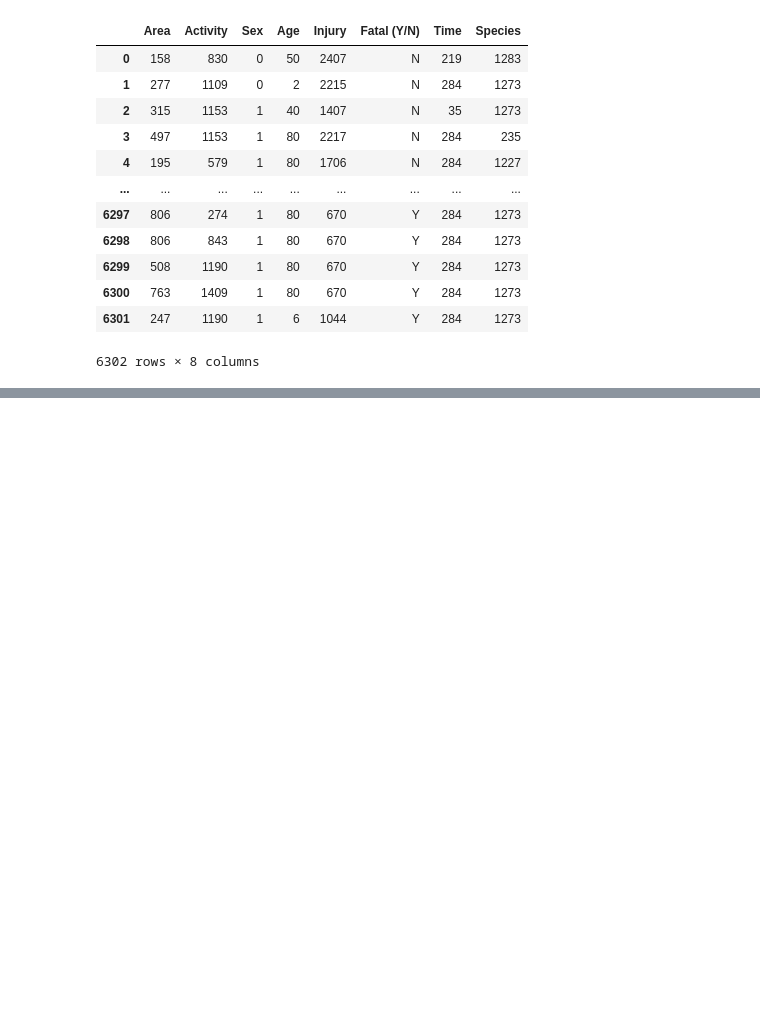
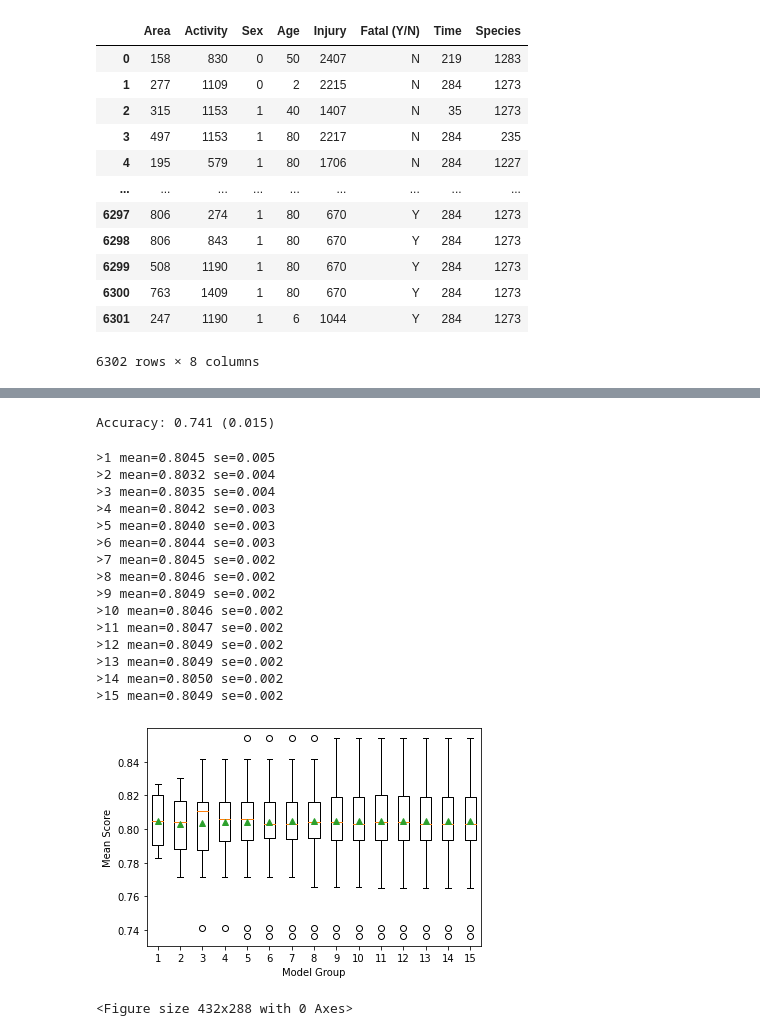
Before and after one commit to ajcipolle/sharkattack, a Jupyter notebook: Project_3_UO_Data/model_2.ipynb, the cells around one changed output, grey strips where cells are left out. Drawn from its saved outputs; the diff is of its cells as text; code cells hidden in the pictures; blank space fills up the shorter version.

```diff
--- a/Project_3_UO_Data/model_2.ipynb
+++ b/Project_3_UO_Data/model_2.ipynb
@@ -52,0 +100,59 @@ Accuracy: 0.7755749405233942
+# %%
+from sklearn.model_selection import KFold
+from sklearn.model_selection import RepeatedKFold
+from sklearn.model_selection import cross_val_score
+from sklearn.linear_model import LogisticRegression
+import numpy as np
+cv = RepeatedKFold(n_splits=10, n_repeats=3, random_state=1)
+# create model
+model = LogisticRegression()
+# evaluate model
+scores = cross_val_score(model, X, y, scoring='accuracy', cv=cv, n_jobs=-1)
+# report performance
+print('Accuracy: %.3f (%.3f)' % (np.mean(scores), np.std(scores)))
+# %% [output]
+Accuracy: 0.741 (0.015)
+# %%
+from scipy.stats import sem
+def evaluate_model(X, y, repeats):
+	# prepare the cross-validation procedure
+	cv = RepeatedKFold(n_splits=10, n_repeats=repeats, random_state=1)
+	# create model
+	model = clf
+	# evaluate model
+	scores = cross_val_score(model, X, y, scoring='accuracy', cv=cv, n_jobs=-1)
+	return scores
+# configurations to test
+repeats = range(1,16)
+results = list()
+for r in repeats:
+	# evaluate using a given number of repeats
+	scores = evaluate_model(X, y, r)
+	# summarize
+	print('>%d mean=%.4f se=%.3f' % (r, np.mean(scores), sem(scores)))
+	# store
+	results.append(scores)
+# plot the results
+plt.boxplot(results, labels=[str(r) for r in repeats], showmeans=True)
+plt.xlabel('Model Group')
+plt.ylabel('Mean Score')
+plt.show()
+plt.savefig('box_plot.png')
+# %% [output]
+>1 mean=0.8045 se=0.005
+>2 mean=0.8032 se=0.004
+>3 mean=0.8035 se=0.004
+>4 mean=0.8042 se=0.003
+>5 mean=0.8040 se=0.003
+>6 mean=0.8044 se=0.003
+>7 mean=0.8045 se=0.002
+>8 mean=0.8046 se=0.002
+>9 mean=0.8049 se=0.002
+>10 mean=0.8046 se=0.002
+>11 mean=0.8047 se=0.002
+>12 mean=0.8049 se=0.002
+>13 mean=0.8049 se=0.002
+>14 mean=0.8050 se=0.002
+>15 mean=0.8049 se=0.002
+[figure, added]
+<Figure size 432x288 with 0 Axes>
```
Also changed, not shown: parts of 3 cells of this notebook, 3 other files.
